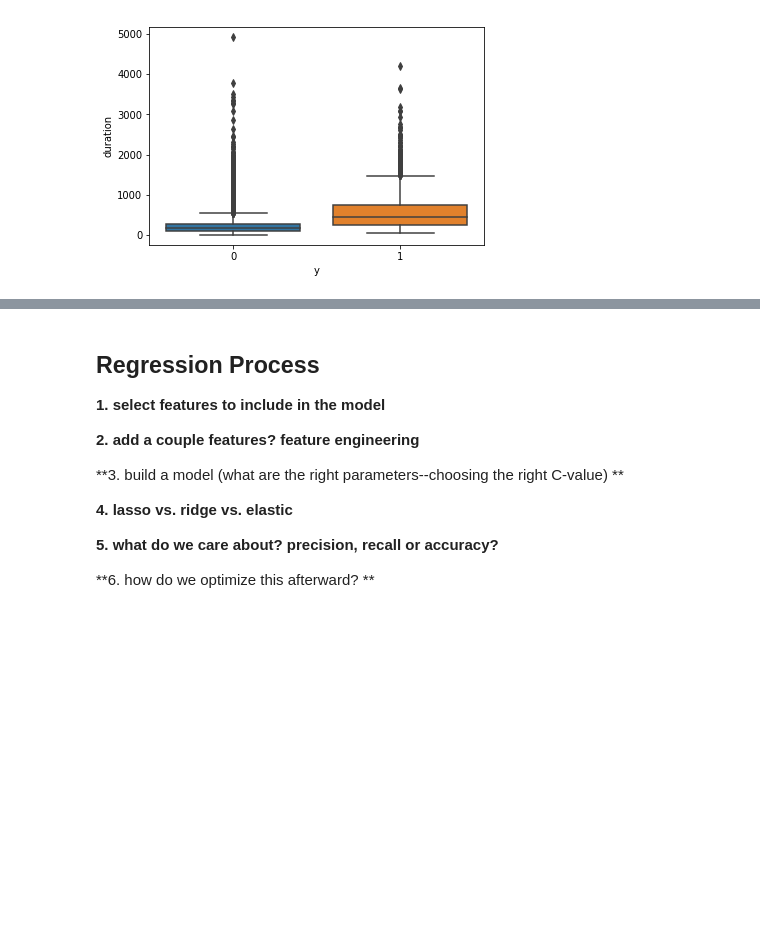
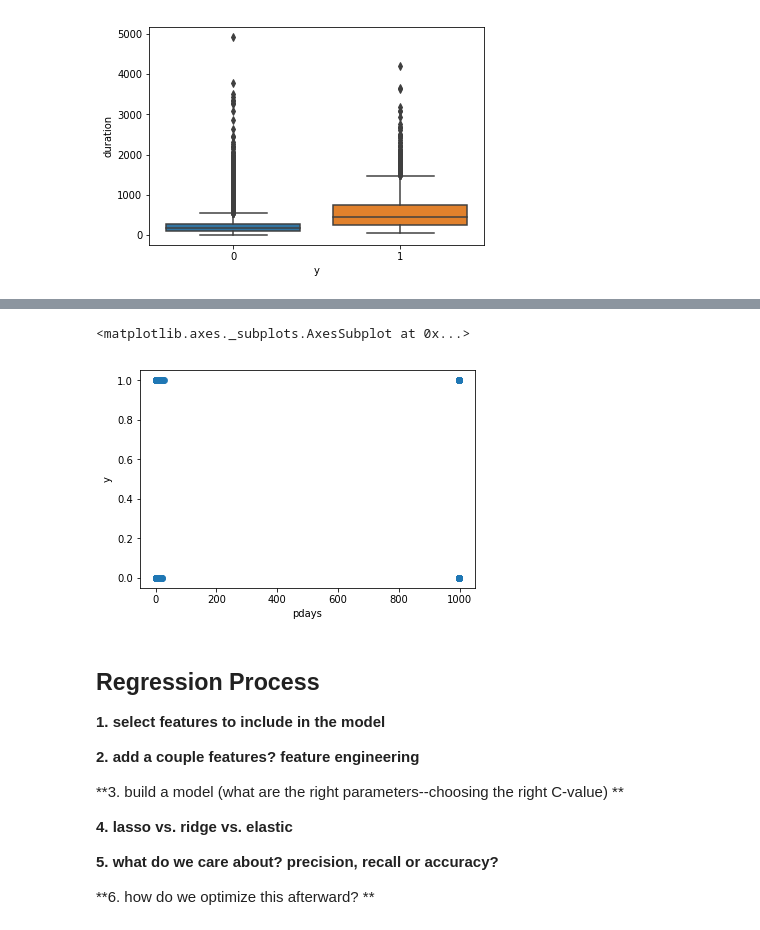
Before and after one commit to ayana-dawkins/GA_DS_Assignments, a Jupyter notebook: Assignment 3.ipynb, the cells around one changed output, grey strips where cells are left out. Cells and saved outputs as stored; diff of their text form; code cells hidden in the pictures; blank space fills up the shorter version.

```diff
--- a/Assignment 3.ipynb
+++ b/Assignment 3.ipynb
@@ -125,3 +177,8 @@ sns.boxplot(x = 'y', y = 'duration', data = df)
+# %%
+sns.regplot(x=df['pdays'], y=df['y'], fit_reg=False)
+# %% [output]
+<matplotlib.axes._subplots.AxesSubplot at 0x...>
+[figure, added]
 # %% [markdown]
 ## Regression Process
 
```
Also changed, not shown: parts of 12 cells of this notebook.
